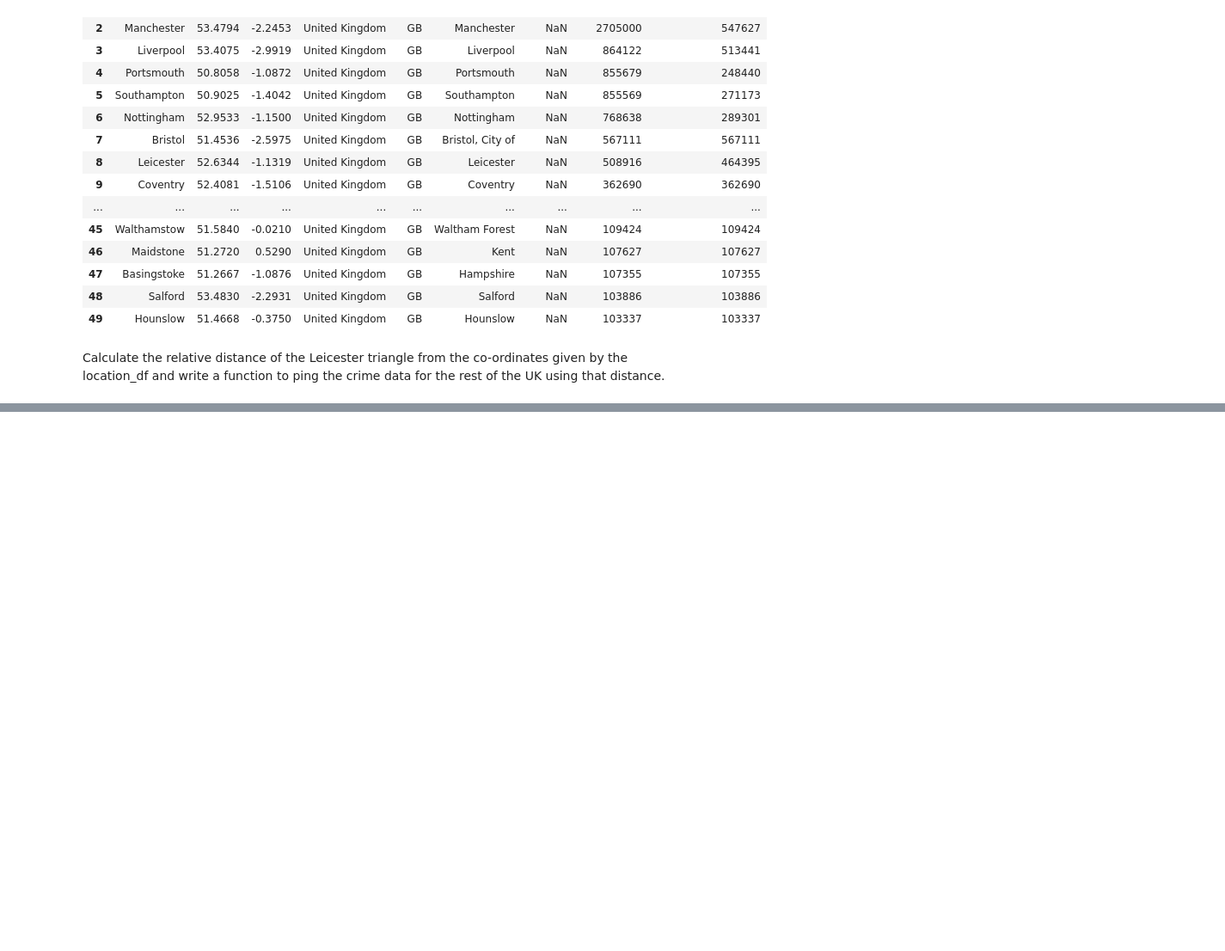
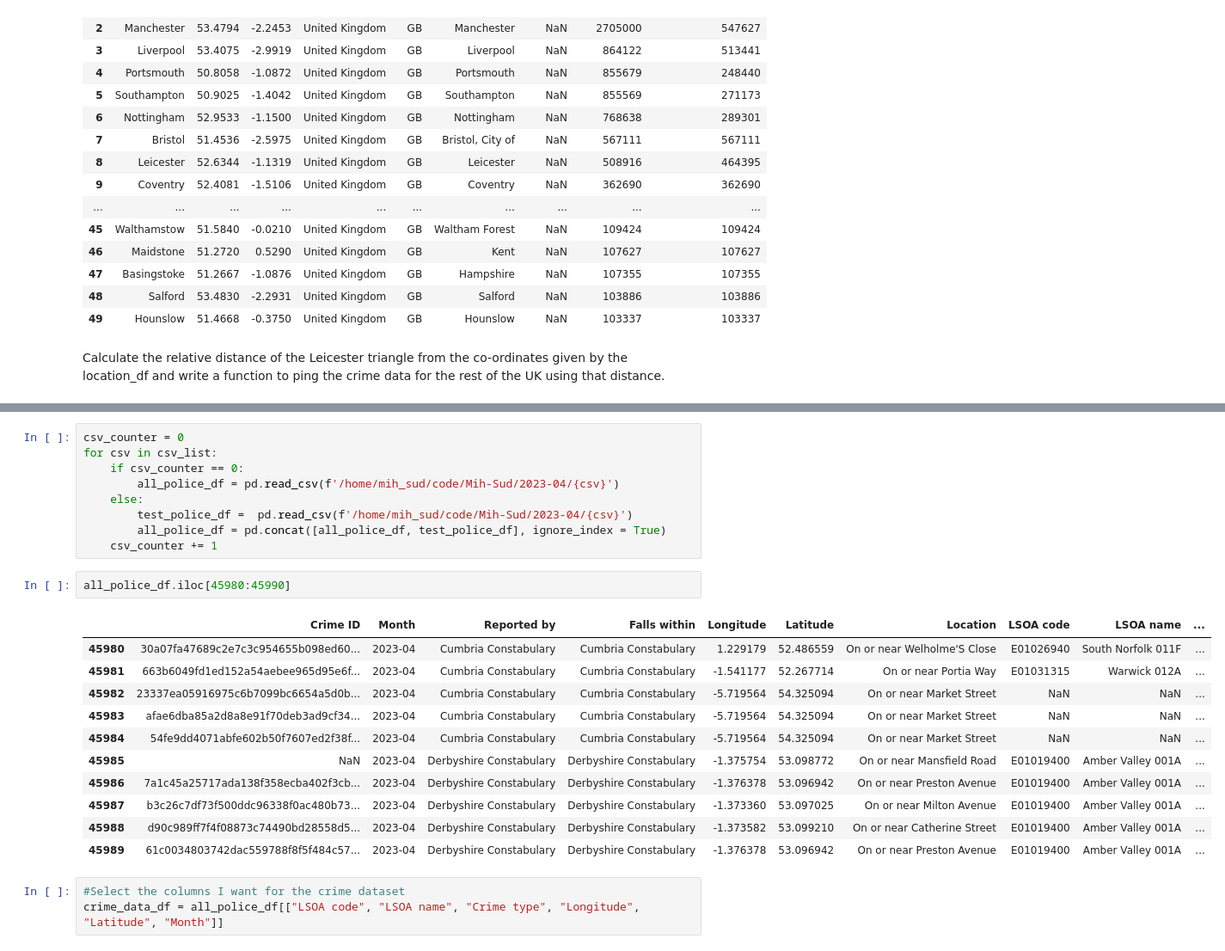
Before and after one commit to willbanny/Location-Analysis, a Jupyter notebook: crime_data/crime_data_notebooks/Crime_Data_Test_Book.ipynb, the cells around one changed output, grey strips where cells are left out. Shown at 86% size. Drawn from its saved outputs; the diff is of its cells as text; blank space fills up the shorter version.

Commit message:
Data Checkpoint

```diff
--- a/crime_data/crime_data_notebooks/Crime_Data_Test_Book.ipynb
+++ b/crime_data/crime_data_notebooks/Crime_Data_Test_Book.ipynb
@@ -189,0 +295,26 @@ Calculate the relative distance of the Leicester triangle from the co-ordinates
+# %%
+csv_counter = 0
+for csv in csv_list:
+    if csv_counter == 0:
+        all_police_df = pd.read_csv(f'/home/mih_sud/code/Mih-Sud/2023-04/{csv}')
+    else:
+        test_police_df =  pd.read_csv(f'/home/mih_sud/code/Mih-Sud/2023-04/{csv}')
+        all_police_df = pd.concat([all_police_df, test_police_df], ignore_index = True)
+    csv_counter += 1
+# %%
+all_police_df.iloc[45980:45990]
+# %% [output]
+|  | Crime ID | Month | Reported by | Falls within | Longitude | Latitude | Location | LSOA code | LSOA name | ... |
+| 45980 | 30a07fa47689c2e7c3c954655b098ed60... | 2023-04 | Cumbria Constabulary | Cumbria Constabulary | 1.229179 | 52.486559 | On or near Welholme'S Close | E01026940 | South Norfolk 011F | ... |
+| 45981 | 663b6049fd1ed152a54aebee965d95e6f... | 2023-04 | Cumbria Constabulary | Cumbria Constabulary | -1.541177 | 52.267714 | On or near Portia Way | E01031315 | Warwick 012A | ... |
+| 45982 | 23337ea05916975c6b7099bc6654a5d0b... | 2023-04 | Cumbria Constabulary | Cumbria Constabulary | -5.719564 | 54.325094 | On or near Market Street | NaN | NaN | ... |
+| 45983 | afae6dba85a2d8a8e91f70deb3ad9cf34... | 2023-04 | Cumbria Constabulary | Cumbria Constabulary | -5.719564 | 54.325094 | On or near Market Street | NaN | NaN | ... |
+| 45984 | 54fe9dd4071abfe602b50f7607ed2f38f... | 2023-04 | Cumbria Constabulary | Cumbria Constabulary | -5.719564 | 54.325094 | On or near Market Street | NaN | NaN | ... |
+| 45985 | NaN | 2023-04 | Derbyshire Constabulary | Derbyshire Constabulary | -1.375754 | 53.098772 | On or near Mansfield Road | E01019400 | Amber Valley 001A | ... |
+| 45986 | 7a1c45a25717ada138f358ecba402f3cb... | 2023-04 | Derbyshire Constabulary | Derbyshire Constabulary | -1.376378 | 53.096942 | On or near Preston Avenue | E01019400 | Amber Valley 001A | ... |
+| 45987 | b3c26c7df73f500ddc96338f0ac480b73... | 2023-04 | Derbyshire Constabulary | Derbyshire Constabulary | -1.373360 | 53.097025 | On or near Milton Avenue | E01019400 | Amber Valley 001A | ... |
+| 45988 | d90c989ff7f4f08873c74490bd28558d5... | 2023-04 | Derbyshire Constabulary | Derbyshire Constabulary | -1.373582 | 53.099210 | On or near Catherine Street | E01019400 | Amber Valley 001A | ... |
+| 45989 | 61c0034803742dac559788f8f5f484c57... | 2023-04 | Derbyshire Constabulary | Derbyshire Constabulary | -1.376378 | 53.096942 | On or near Preston Avenue | E01019400 | Amber Valley 001A | ... |
+# %%
+#Select the columns I want for the crime dataset
+crime_data_df = all_police_df[["LSOA code", "LSOA name", "Crime type", "Longitude", "Latitude", "Month"]]
```
Also changed, not shown: parts of 40 cells of this notebook.
